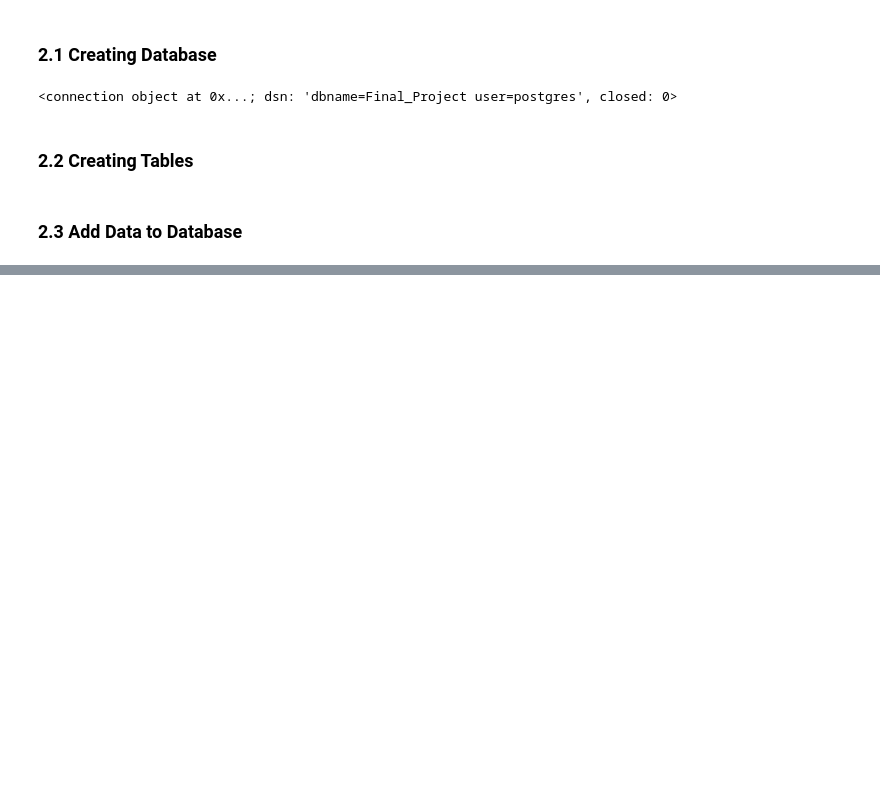
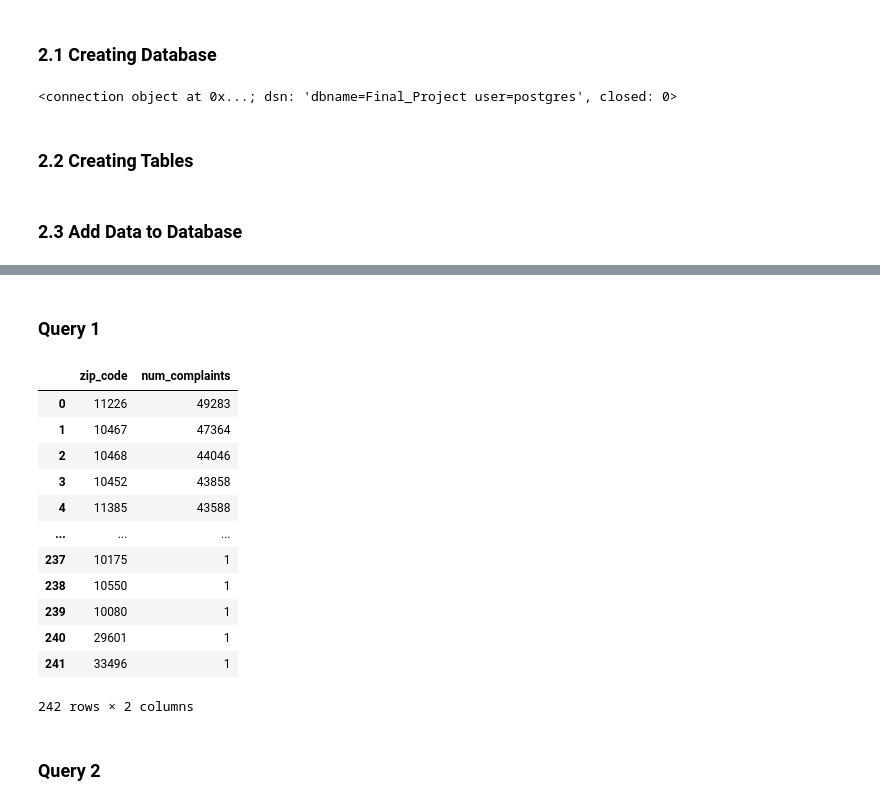
Before and after one commit to YajieLi10/4501-Final-Project, a Jupyter notebook: Final_Project_Part1&2&3.ipynb, the cells around one changed output, grey strips where cells are left out. Cells and saved outputs as stored; diff of their text form; code cells hidden in the pictures; blank space fills up the shorter version.

```diff
--- a/Final_Project_Part1&2.ipynb
+++ b/Final_Project_Part1&2&3.ipynb
@@ -492,0 +509,18 @@ write_dataframes_to_table(tablename_to_dataframe)
+# %% [markdown]
+### Query 1
+# %%
+QUERY_1_FILENAME = QUERY_DIR / "Area_By_Complaints"
+
+QUERY_1 = """
+SELECT
+    zip_code,
+    COUNT(*) AS num_complaints
+FROM
+    complaints
+WHERE
+    created_date BETWEEN '2022-10-01' AND '2023-09-30'
+GROUP BY
+    zip_code
+ORDER BY
+    num_complaints DESC
+"""
@@ -492,0 +529,21 @@ write_dataframes_to_table(tablename_to_dataframe)
+# %%
+# Check Query 1
+with engine.connect() as connection:
+    df = pd.read_sql_query(QUERY_1, connection)
+df
+# %% [output]
+|  | zip_code | num_complaints |
+| 0 | 11226 | 49283 |
+| 1 | 10467 | 47364 |
+| 2 | 10468 | 44046 |
+| 3 | 10452 | 43858 |
+| 4 | 11385 | 43588 |
+| ... | ... | ... |
+| 237 | 10175 | 1 |
+| 238 | 10550 | 1 |
+| 239 | 10080 | 1 |
+| 240 | 29601 | 1 |
+| 241 | 33496 | 1 |
+242 rows × 2 columns
+# %% [markdown]
+### Query 2
```
Also changed, not shown: parts of 23 cells of this notebook.
